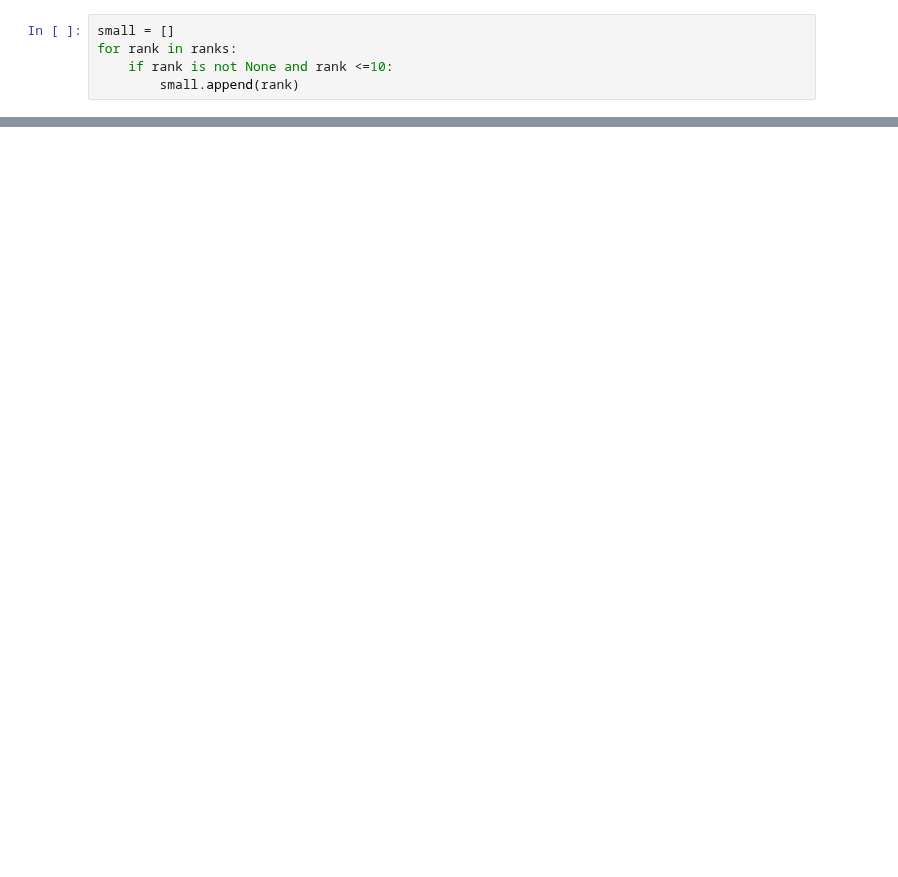
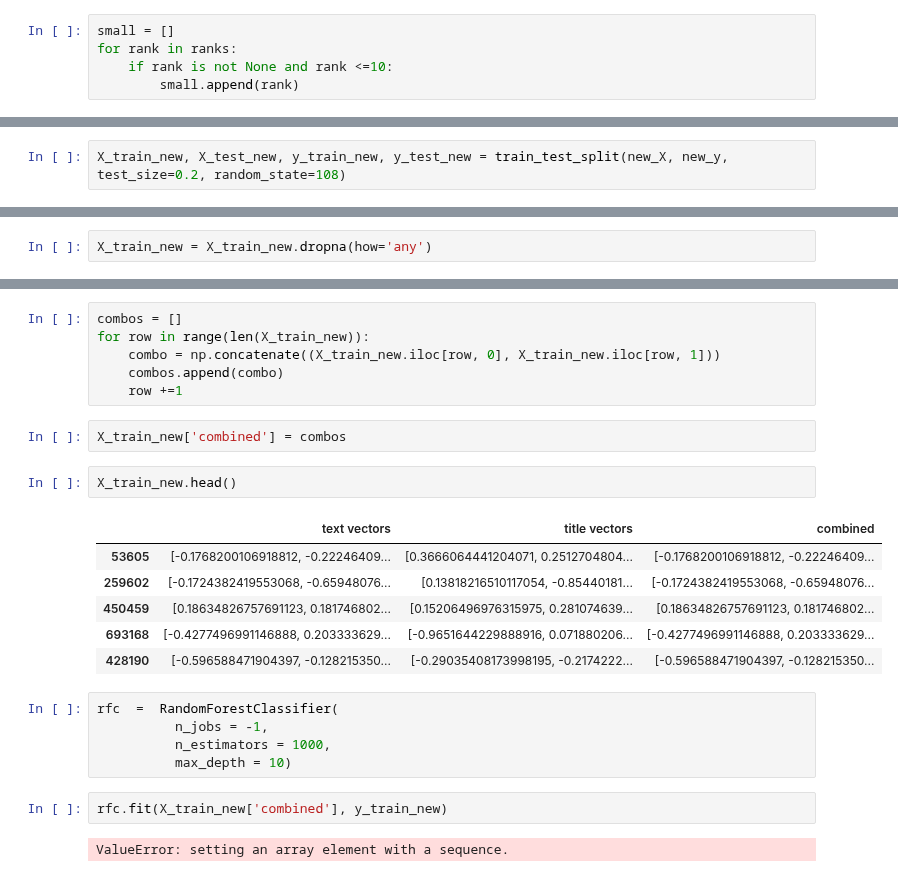
Before and after one commit to innawendell/Describing-Data-, a Jupyter notebook: Ads.ipynb, the cells around one changed output, grey strips where cells are left out. Saved outputs shown, nothing was run; the diff lists cells and outputs as text; blank space fills up the shorter version.

```diff
--- a/Ads.ipynb
+++ b/Ads.ipynb
@@ -322,0 +425,2 @@ len(small) / len([rank for rank in ranks if rank is not None])
+# %%
+X_train_new, X_test_new, y_train_new, y_test_new = train_test_split(new_X, new_y, test_size=0.2, random_state=108)
@@ -322,0 +455,2 @@ len(small) / len([rank for rank in ranks if rank is not None])
+# %%
+X_train_new = X_train_new.dropna(how='any')
@@ -322,0 +476,26 @@ len(small) / len([rank for rank in ranks if rank is not None])
+# %%
+combos = []
+for row in range(len(X_train_new)):
+    combo = np.concatenate((X_train_new.iloc[row, 0], X_train_new.iloc[row, 1]))
+    combos.append(combo)
+    row +=1
+# %%
+X_train_new['combined'] = combos
+# %%
+X_train_new.head()
+# %% [output]
+|  | text vectors | title vectors | combined |
+| 53605 | [-0.1768200106918812, -0.22246409... | [0.3666064441204071, 0.2512704804... | [-0.1768200106918812, -0.22246409... |
+| 259602 | [-0.1724382419553068, -0.65948076... | [0.13818216510117054, -0.85440181... | [-0.1724382419553068, -0.65948076... |
+| 450459 | [0.18634826757691123, 0.181746802... | [0.15206496976315975, 0.281074639... | [0.18634826757691123, 0.181746802... |
+| 693168 | [-0.4277496991146888, 0.203333629... | [-0.9651644229888916, 0.071880206... | [-0.4277496991146888, 0.203333629... |
+| 428190 | [-0.596588471904397, -0.128215350... | [-0.29035408173998195, -0.2174222... | [-0.596588471904397, -0.128215350... |
+# %%
+rfc  =  RandomForestClassifier(
+          n_jobs = -1,
+          n_estimators = 1000,
+          max_depth = 10)
+# %%
+rfc.fit(X_train_new['combined'], y_train_new)
+# %% [output]
+ValueError: setting an array element with a sequence.
```
Also changed, not shown: parts of 33 cells of this notebook.
